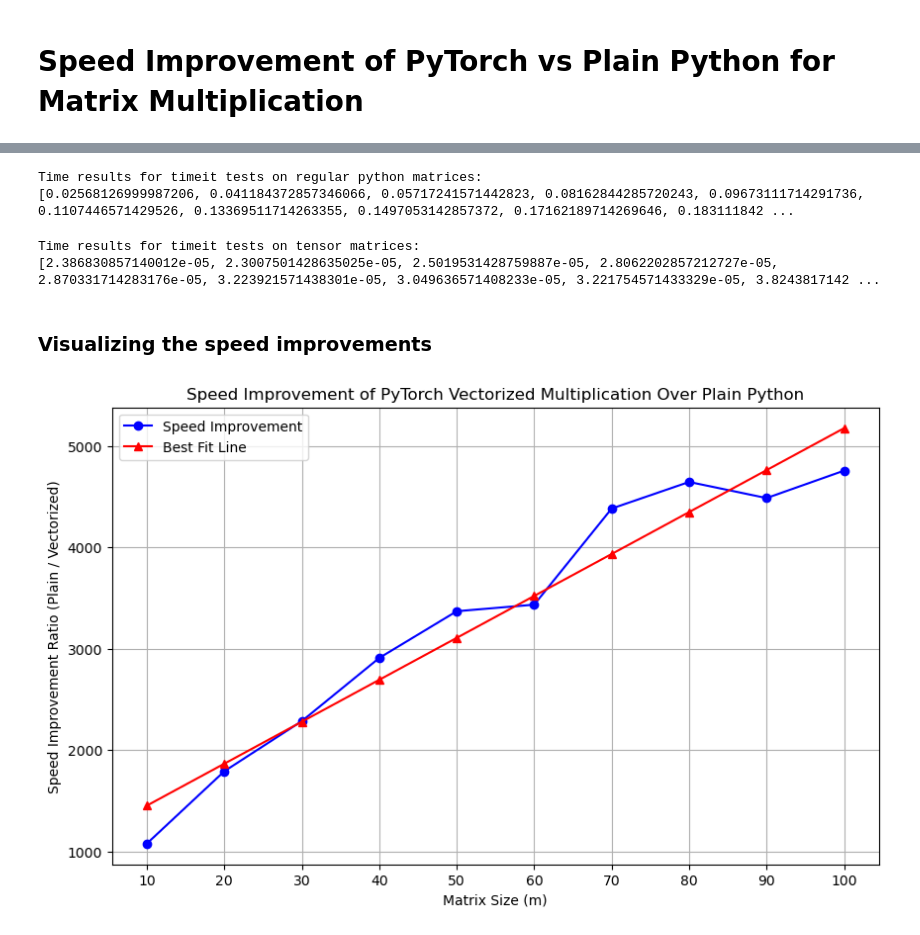
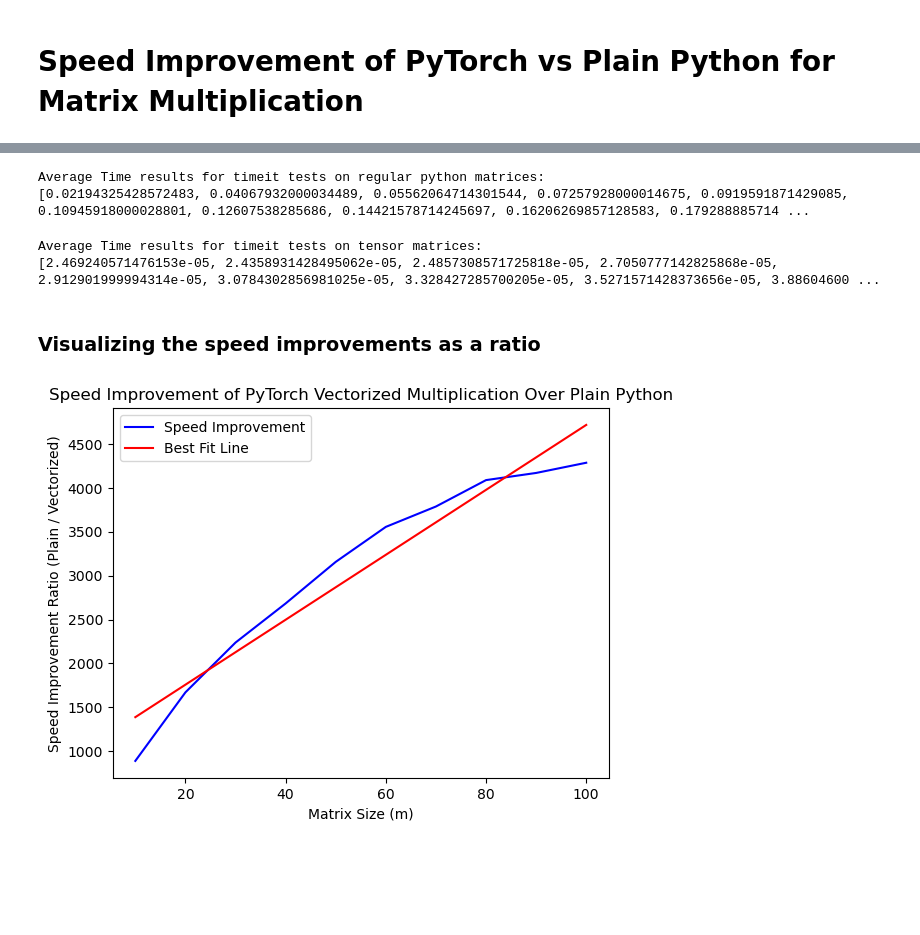
Before and after one commit to BryanL43/DeepLearning, a Jupyter notebook: TorchSpeedUp/matrixMultSpeed.ipynb, the cells around one changed output, grey strips where cells are left out. Cells and saved outputs as stored; diff of their text form; code cells hidden in the pictures; blank space fills up the shorter version.

```diff
--- a/TorchSpeedUp/matrixMultSpeed.ipynb
+++ b/TorchSpeedUp/matrixMultSpeed.ipynb
@@ -29,27 +26,29 @@ def multiplyMatrices(A: list[list[float]], B: list[list[float]]) -> list[list[fl
                 C[i][j] += A[i][k] * B[k][j];
 
     return C;
+# %%
+import torch
+
+def convertToTensor(W, X):
+    W_t = torch.tensor(W);
+    X_t = torch.tensor(X);
+
+    return W_t, X_t;
 # %%
-import torch
-import timeit
+m_vals = [m for m in range(10, 110, 10)];
+matrices = [generateMatrices(m) for m in m_vals];
 
 pyTimeResults = [];
 tensorTimeResults = [];
-for m in m_vals:
-    print(f"Iteration with m value of {m}:");
-
-    # Original list matrices
-    W, X = generateMatrices(m);
-
+for W, X in matrices:
     # Create the tensor matrices
-    W_t = torch.tensor(W);
-    X_t = torch.tensor(X);
+    W_t, X_t = convertToTensor(W, X);
 
     # Time the plain Python matrix multiplication
     pythonTime = %timeit -o multiplyMatrices(W, X);
     pyTimeResults.append(pythonTime.average);
 
     # Time the torch matrix multiplication
-    tensorTime = %timeit -o torch.matmul(W_t, X_t);
+    tensorTime = %timeit -o W_t.matmul(X_t);
     tensorTimeResults.append(tensorTime.average);
 # %% [output]
@@ -73,44 +75,42 @@ Iteration with m value of 100:
 # %%
-print("Time results for timeit tests on regular python matrices:");
+print("Average Time results for timeit tests on regular python matrices:");
 print(pyTimeResults);
 # %% [output]
-Time results for timeit tests on regular python matrices:
-[0.02568126999987206, 0.041184372857346066, 0.05717241571442823, 0.08162844285720243, 0.09673111714291736, 0.1107446571429526, 0.13369511714263355, 0.1497053142857372, 0.17162189714269646, 0.183111842 ...
+Average Time results for timeit tests on regular python matrices:
+[0.02194325428572483, 0.04067932000034489, 0.05562064714301544, 0.07257928000014675, 0.0919591871429085, 0.10945918000028801, 0.12607538285686, 0.14421578714245697, 0.16206269857128583, 0.179288885714 ...
 # %%
-print("Time results for timeit tests on tensor matrices:");
+print("Average Time results for timeit tests on tensor matrices:");
 print(tensorTimeResults);
 # %% [output]
-Time results for timeit tests on tensor matrices:
-[2.386830857140012e-05, 2.3007501428635025e-05, 2.5019531428759887e-05, 2.8062202857212727e-05, 2.870331714283176e-05, 3.223921571438301e-05, 3.049636571408233e-05, 3.221754571433329e-05, 3.8243817142 ...
+Average Time results for timeit tests on tensor matrices:
+[2.469240571476153e-05, 2.4358931428495062e-05, 2.4857308571725818e-05, 2.7050777142825868e-05, 2.912901999994314e-05, 3.0784302856981025e-05, 3.328427285700205e-05, 3.5271571428373656e-05, 3.88604600 ...
 # %% [markdown]
-<h3><b>Visualizing the speed improvements</b></h2>
+<h3><b>Visualizing the speed improvements as a ratio</b></h2>
 # %%
 import matplotlib.pyplot as plt
 import numpy as np
 
-speedImprovementRatio = [pyTimeResults[i] / tensorTimeResults[i] for i in range(len(pyTimeResults))];
+speedImprovementRatio = [py / tensor for py, tensor in zip(pyTimeResults, tensorTimeResults)];
 
 # Compute the line of best fit using least squares solution
 A = np.column_stack((np.ones(len(m_vals)), m_vals)); # Col of 1s and m_vals
 b = np.array(speedImprovementRatio); # Vertical vector of ratios
 
 x_star = np.linalg.inv(A.T @ A) @ (A.T @ b); # x* = (A' * A)^-1 * A' * b
 
 alpha = x_star[0];
 beta = x_star[1];
 
 bestFitLine = [alpha + beta * m for m in m_vals]; # Formulate the best fit line
 
-plt.figure(figsize=(10, 6));
-plt.plot(m_vals, speedImprovementRatio, marker='o', linestyle='-', color='b', label="Speed Improvement");
-plt.plot(m_vals, bestFitLine, marker='^',linestyle='-', color='r', label="Best Fit Line");
+plt.plot(m_vals, speedImprovementRatio, color='b', label="Speed Improvement");
+plt.plot(m_vals, bestFitLine, color='r', label="Best Fit Line");
 
-plt.xticks(m_vals);
+# plt.xticks(m_vals);
 plt.xlabel("Matrix Size (m)");
 plt.ylabel("Speed Improvement Ratio (Plain / Vectorized)");
 plt.title("Speed Improvement of PyTorch Vectorized Multiplication Over Plain Python");
-plt.grid(True);
 plt.legend();
 plt.show();
 # %% [output]
-[figure, old version]
+[figure, new version]
```
Also changed, not shown: parts of 4 cells of this notebook.
